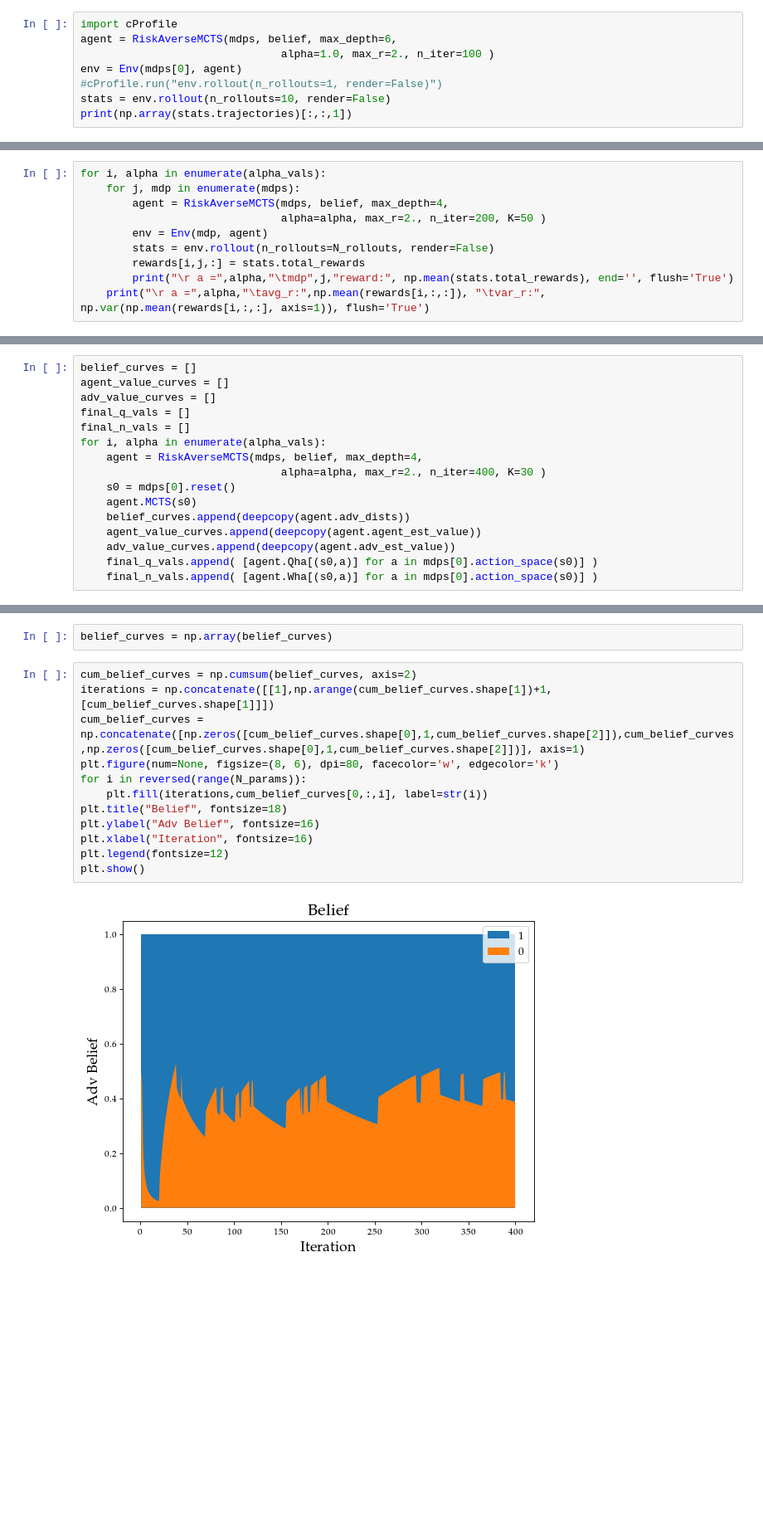
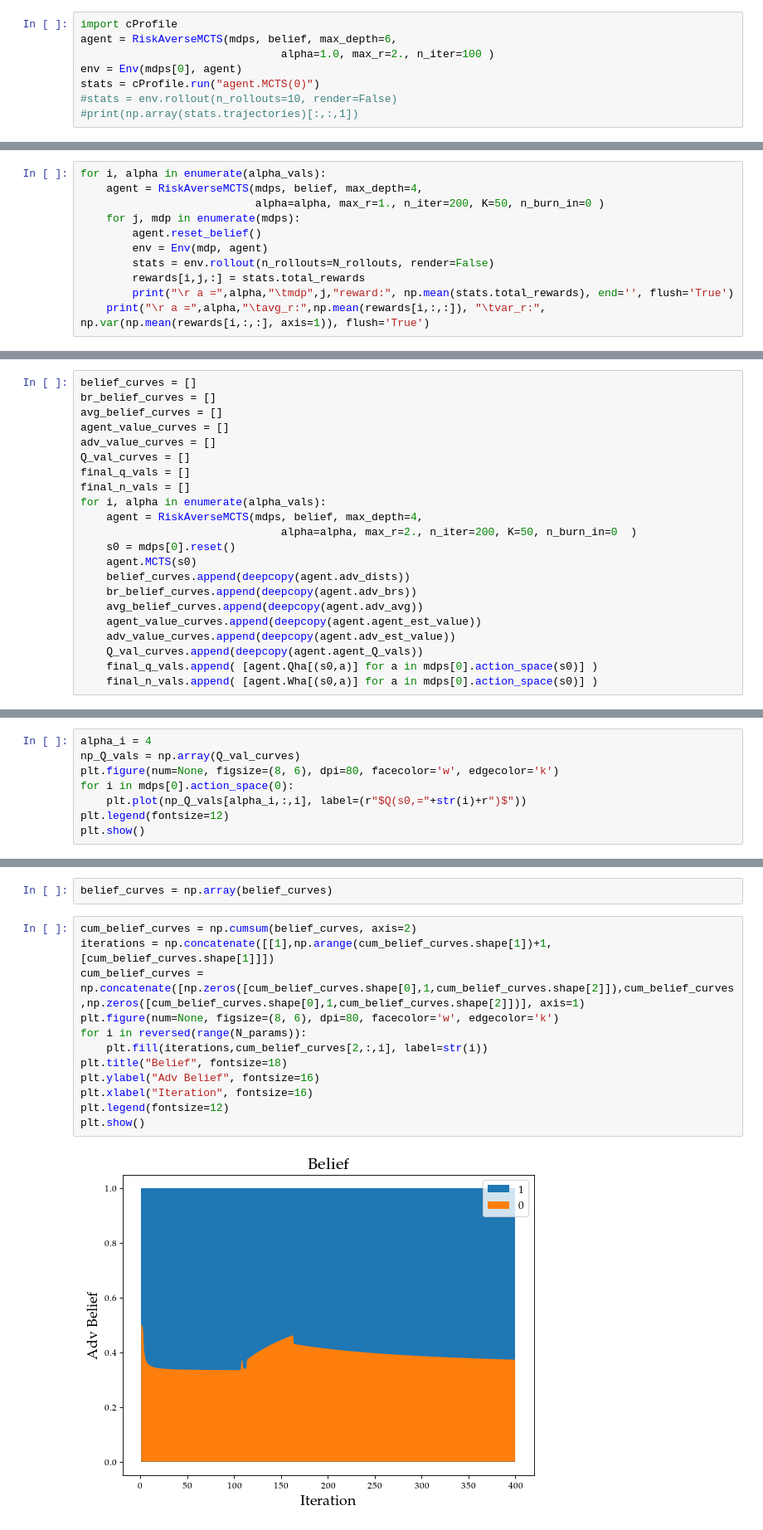
Before and after one commit to ShogoAkiyama/risk-sensitive-mcts, a Jupyter notebook: N-Pull Bandit Experiments.ipynb, the cells around one changed output, grey strips where cells are left out. Shown: that part at 83% size. Drawn from its saved outputs; the diff is of its cells as text; blank space fills up the shorter version.

```diff
--- a/N-Pull Bandit Experiments.ipynb
+++ b/N-Pull Bandit Experiments.ipynb
@@ -27,7 +27,7 @@ import cProfile
 agent = RiskAverseMCTS(mdps, belief, max_depth=6,
                                alpha=1.0, max_r=2., n_iter=100 )
 env = Env(mdps[0], agent)
-#cProfile.run("env.rollout(n_rollouts=1, render=False)")
-stats = env.rollout(n_rollouts=10, render=False)
-print(np.array(stats.trajectories)[:,:,1])
+stats = cProfile.run("agent.MCTS(0)")
+#stats = env.rollout(n_rollouts=10, render=False)
+#print(np.array(stats.trajectories)[:,:,1])
 # %% [output]
@@ -65,9 +72,10 @@ agent.Qha
 We perform a rollout on every MDP with every $\alpha$ value
 # %%
 for i, alpha in enumerate(alpha_vals):
+    agent = RiskAverseMCTS(mdps, belief, max_depth=4,
+                           alpha=alpha, max_r=1., n_iter=200, K=50, n_burn_in=0 )
     for j, mdp in enumerate(mdps):
-        agent = RiskAverseMCTS(mdps, belief, max_depth=4,
-                               alpha=alpha, max_r=2., n_iter=200, K=50 )
+        agent.reset_belief()
         env = Env(mdp, agent)
         stats = env.rollout(n_rollouts=N_rollouts, render=False)
         rewards[i,j,:] = stats.total_rewards
@@ -95,18 +104,24 @@ plt.show()
 # Convergence plots
 # %%
 belief_curves = []
+br_belief_curves = []
+avg_belief_curves = []
 agent_value_curves = []
 adv_value_curves = []
+Q_val_curves = []
 final_q_vals = []
 final_n_vals = []
 for i, alpha in enumerate(alpha_vals):
     agent = RiskAverseMCTS(mdps, belief, max_depth=4,
-                               alpha=alpha, max_r=2., n_iter=400, K=30 )
+                               alpha=alpha, max_r=2., n_iter=200, K=50, n_burn_in=0  )
     s0 = mdps[0].reset()
     agent.MCTS(s0)
     belief_curves.append(deepcopy(agent.adv_dists))
+    br_belief_curves.append(deepcopy(agent.adv_brs))
+    avg_belief_curves.append(deepcopy(agent.adv_avg))
     agent_value_curves.append(deepcopy(agent.agent_est_value))
     adv_value_curves.append(deepcopy(agent.adv_est_value))
+    Q_val_curves.append(deepcopy(agent.agent_Q_vals))
     final_q_vals.append( [agent.Qha[(s0,a)] for a in mdps[0].action_space(s0)] )
     final_n_vals.append( [agent.Wha[(s0,a)] for a in mdps[0].action_space(s0)] )
 # %%
@@ -143,0 +155,8 @@ plt.show()
+# %%
+alpha_i = 4
+np_Q_vals = np.array(Q_val_curves)
+plt.figure(num=None, figsize=(8, 6), dpi=80, facecolor='w', edgecolor='k')
+for i in mdps[0].action_space(0):
+    plt.plot(np_Q_vals[alpha_i,:,i], label=(r"$Q(s0,="+str(i)+r")$"))
+plt.legend(fontsize=12)
+plt.show()
@@ -157,14 +178,14 @@ belief_curves = np.array(belief_curves)
 # %%
 cum_belief_curves = np.cumsum(belief_curves, axis=2)
 iterations = np.concatenate([[1],np.arange(cum_belief_curves.shape[1])+1,[cum_belief_curves.shape[1]]])
 cum_belief_curves = np.concatenate([np.zeros([cum_belief_curves.shape[0],1,cum_belief_curves.shape[2]]),cum_belief_curves,np.zeros([cum_belief_curves.shape[0],1,cum_belief_curves.shape[2]])], axis=1)
 plt.figure(num=None, figsize=(8, 6), dpi=80, facecolor='w', edgecolor='k')
 for i in reversed(range(N_params)):
-    plt.fill(iterations,cum_belief_curves[0,:,i], label=str(i))
+    plt.fill(iterations,cum_belief_curves[2,:,i], label=str(i))
 plt.title("Belief", fontsize=18)
 plt.ylabel("Adv Belief", fontsize=16)
 plt.xlabel("Iteration", fontsize=16)
 plt.legend(fontsize=12)
 plt.show()
 # %% [output]
-[figure, old version]
+[figure, new version]
```
Also changed, not shown: parts of 11 cells of this notebook, 4 other files.
